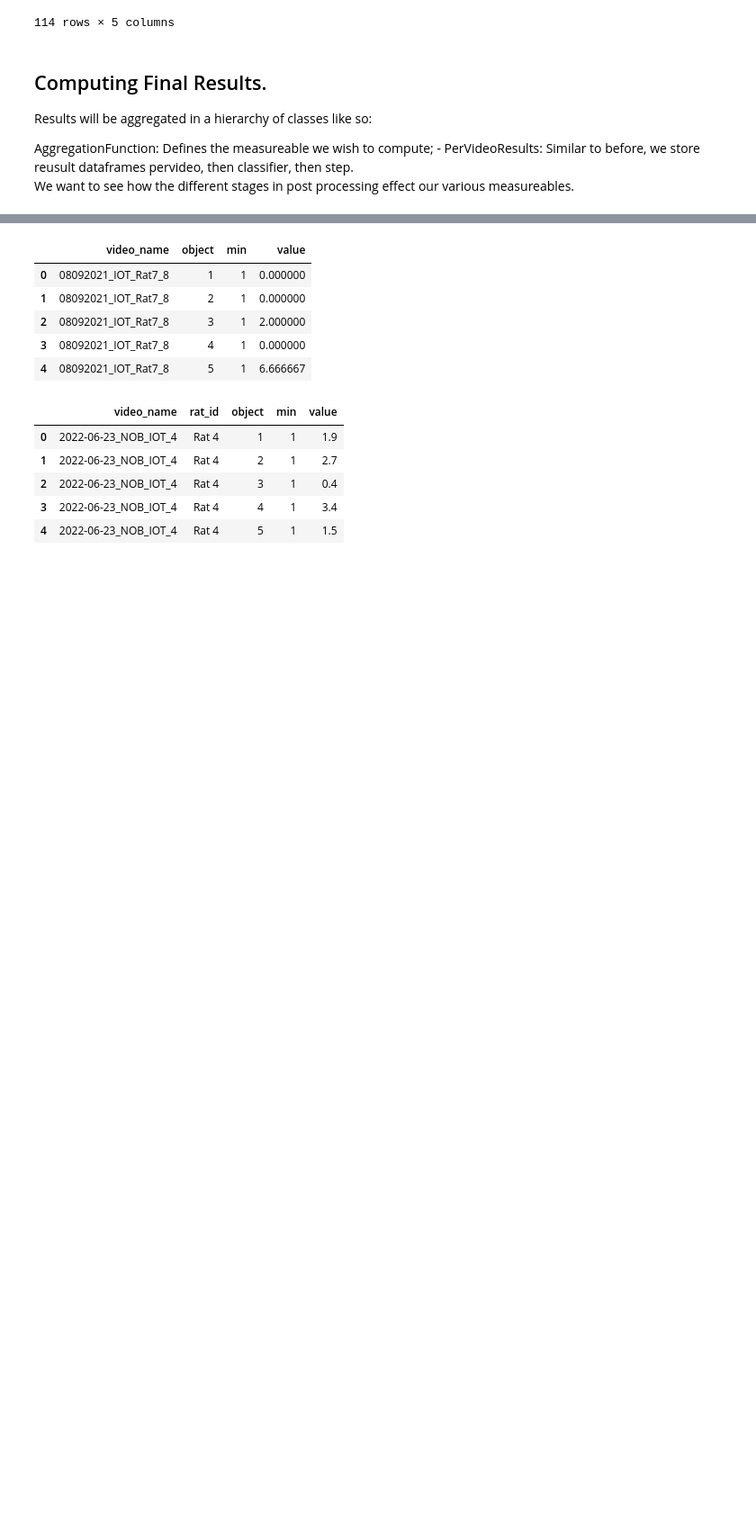
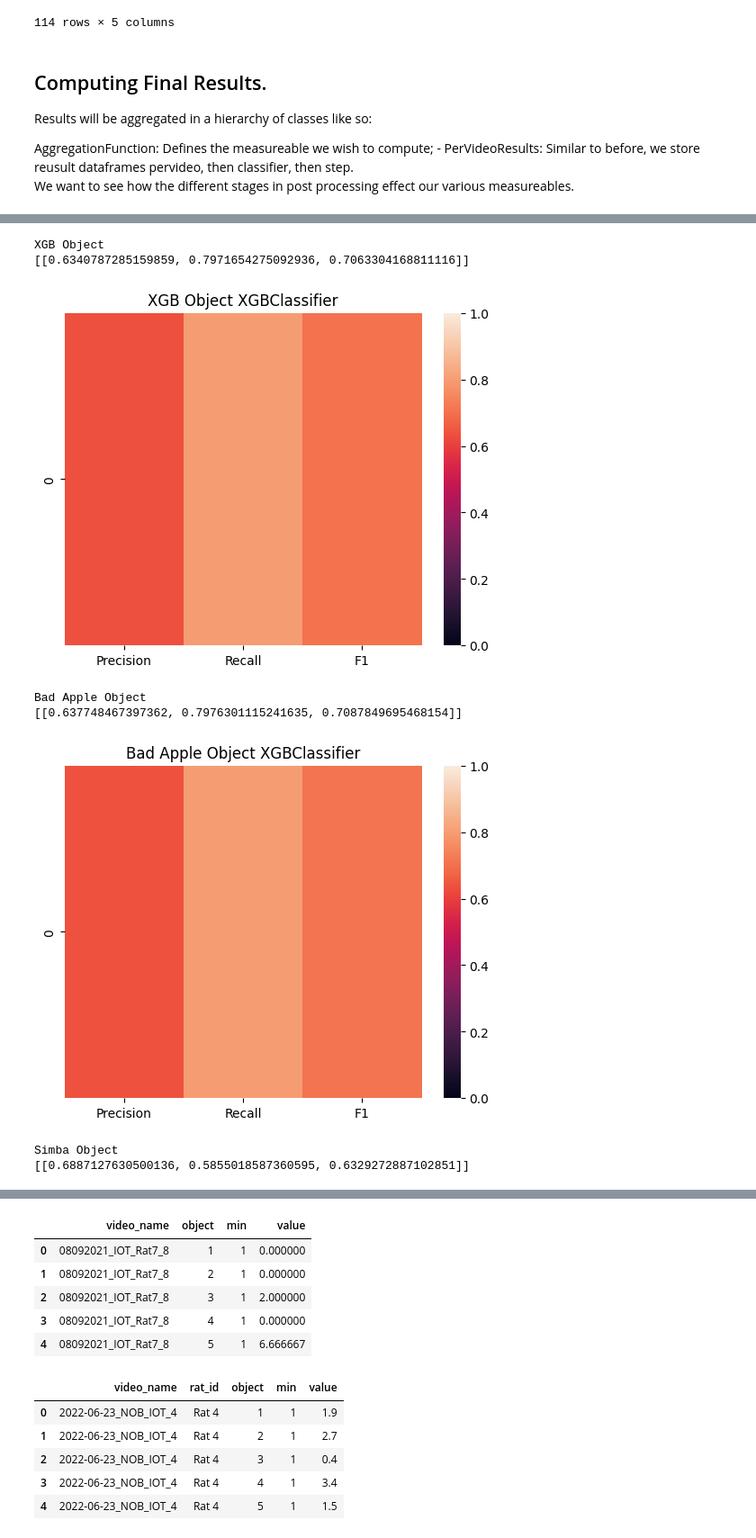
Before and after one commit to HowlandLab/DIBS, a Jupyter notebook: hackathon_sept_2022/October2022-Ilne-paper-analysis.ipynb, the cells around one changed output, grey strips where cells are left out. Shown at 90% size. Cells and saved outputs as stored; diff of their text form; code cells hidden in the pictures; blank space fills up the shorter version.

```diff
--- a/hackathon_sept_2022/October2022-Ilne-paper-analysis.ipynb
+++ b/hackathon_sept_2022/October2022-Ilne-paper-analysis.ipynb
@@ -1148,0 +1261,13 @@ AttributeError: QuadMesh.set() got an unexpected keyword argument 'annotate'
+# %%
+## Bad Apple exp
+
+# load bad apple into dataset (object)
+bad_apple_training_object_dataset = Dataset.from_scratch(training_object_dataset.data_files + [
+        os.path.join('hackathon', 'bad_apple_targetsinserted', '2022-06-24_NOB_IOT_24.csv')
+    ], x_extractor, y_binary_label_extractor, y_multi_label_extractor)
+
+# Train the model
+bad_apple_xgb_clf = train_xgb(bad_apple_training_object_dataset, 'BadApple_XGBClassifier_object')
+bad_apple_xgb_clf
+
+run_model_and_record_results(holdout_object_dataset, bad_apple_xgb_clf)
@@ -1148,0 +1292,33 @@ AttributeError: QuadMesh.set() got an unexpected keyword argument 'annotate'
+# %%
+# Make new clf report from holdout
+
+for holdout_dataset, xgb_clf, task_name in [
+        (holdout_object_dataset, xgb_object_clf, 'XGB Object'),
+        (holdout_object_dataset, bad_apple_xgb_clf, 'Bad Apple Object'),
+        (holdout_object_dataset, simba_object_clf, 'Simba Object'),
+        (holdout_odour_dataset, xgb_odour_clf, 'XGB odour'),
+        (holdout_odour_dataset, simba_odour_clf, 'Simba odour'),
+    ]:
+    print(task_name)
+    y_true = []
+    from collections import OrderedDict
+    y_preds = OrderedDict() # Will be a list with each step of processing in it
+    for video_data in holdout_dataset.per_video_data_classes:
+        y_true.extend(video_data.y_binary)
+        for step_name, data_thing in video_data.model_result_labels[get_classifier_desc(xgb_clf)].items():
+            if step_name not in y_preds:
+                y_preds[step_name] = []
+            y_preds[step_name].extend(data_thing.y_binary)
+
+    for step_name, y_pred in y_preds.items():
+        classification_report(y_true, y_pred, title=task_name + ' ' + step_name)
+        break
+# %% [output]
+XGB Object
+[[0.6340787285159859, 0.7971654275092936, 0.7063304168811116]]
+[figure, added]
+Bad Apple Object
+[[0.637748467397362, 0.7976301115241635, 0.7087849695468154]]
+[figure, added]
+Simba Object
+[[0.6887127630500136, 0.5855018587360595, 0.6329272887102851]]
```
Also changed, not shown: parts of 11 cells of this notebook.
